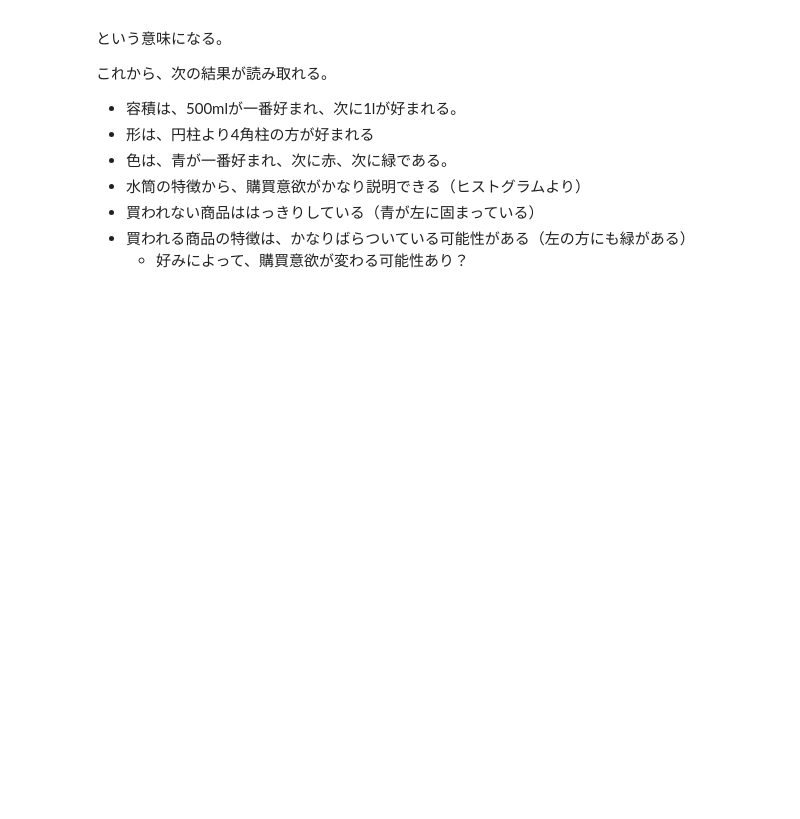
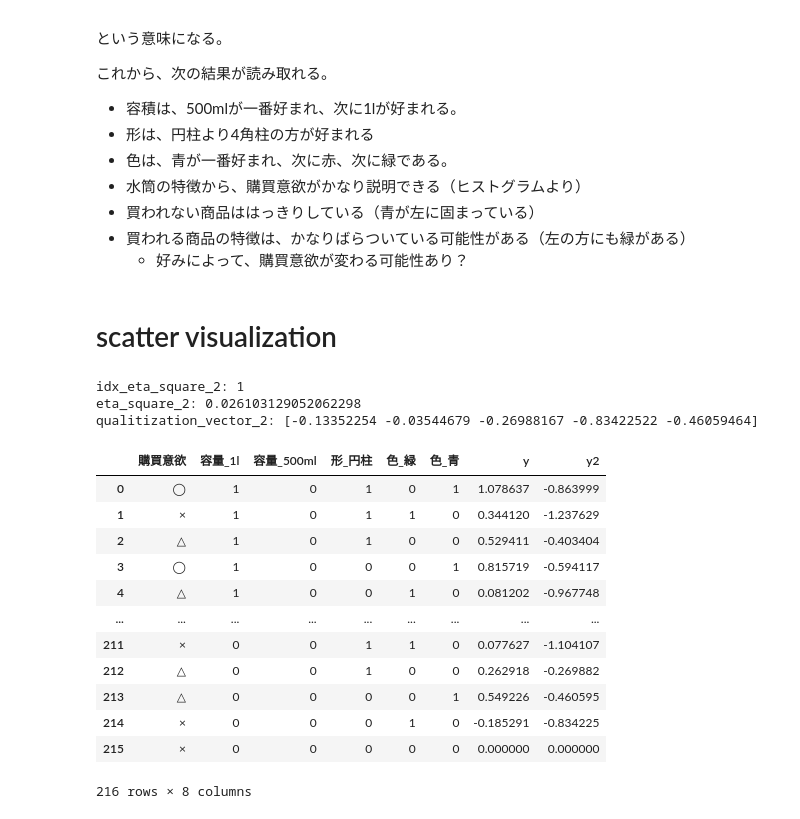
Before and after one commit to sugiyama34/AIciaSolidProject, a Jupyter notebook: 071.Qualitization/Quantization_II.ipynb, the cells around one changed output. Cells and saved outputs as stored; diff of their text form; code cells hidden in the pictures; blank space fills up the shorter version.

```diff
--- a/071.Qualitization/Quantization_II.ipynb
+++ b/071.Qualitization/Quantization_II.ipynb
@@ -230,3 +230,39 @@ $$
 - 買われない商品ははっきりしている（青が左に固まっている）
 - 買われる商品の特徴は、かなりばらついている可能性がある（左の方にも緑がある）
     - 好みによって、購買意欲が変わる可能性あり？
+# %% [markdown]
+# scatter visualization
+# %%
+eig_vals, eig_vecs = np.linalg.eig(np.linalg.inv(S_tot).dot(S_between))
+
+argsort_ev = np.argsort(eig_vals)
+
+idx_eta_square_2 = argsort_ev[-2]
+eta_square_2 = eig_vals[idx_eta_square_2]
+qualitization_vector_2 = eig_vecs[:, idx_eta_square_2]
+
+print('idx_eta_square_2:', idx_eta_square_2)
+print('eta_square_2:', eta_square_2)
+print('qualitization_vector_2:', qualitization_vector_2)
+# %% [output]
+idx_eta_square_2: 1
+eta_square_2: 0.026103129052062298
+qualitization_vector_2: [-0.13352254 -0.03544679 -0.26988167 -0.83422522 -0.46059464]
+# %%
+df_data_with_y['y2'] = X[dependent_vars].dot(qualitization_vector_2)
+
+df_data_with_y
+# %% [output]
+|  | 購買意欲 | 容量_1l | 容量_500ml | 形_円柱 | 色_緑 | 色_青 | y | y2 |
+| 0 | ◯ | 1 | 0 | 1 | 0 | 1 | 1.078637 | -0.863999 |
+| 1 | × | 1 | 0 | 1 | 1 | 0 | 0.344120 | -1.237629 |
+| 2 | △ | 1 | 0 | 1 | 0 | 0 | 0.529411 | -0.403404 |
+| 3 | ◯ | 1 | 0 | 0 | 0 | 1 | 0.815719 | -0.594117 |
+| 4 | △ | 1 | 0 | 0 | 1 | 0 | 0.081202 | -0.967748 |
+| ... | ... | ... | ... | ... | ... | ... | ... | ... |
+| 211 | × | 0 | 0 | 1 | 1 | 0 | 0.077627 | -1.104107 |
+| 212 | △ | 0 | 0 | 1 | 0 | 0 | 0.262918 | -0.269882 |
+| 213 | △ | 0 | 0 | 0 | 0 | 1 | 0.549226 | -0.460595 |
+| 214 | × | 0 | 0 | 0 | 1 | 0 | -0.185291 | -0.834225 |
+| 215 | × | 0 | 0 | 0 | 0 | 0 | 0.000000 | 0.000000 |
+216 rows × 8 columns
```
Also changed, not shown: parts of 1 cell of this notebook, 1 other file.
